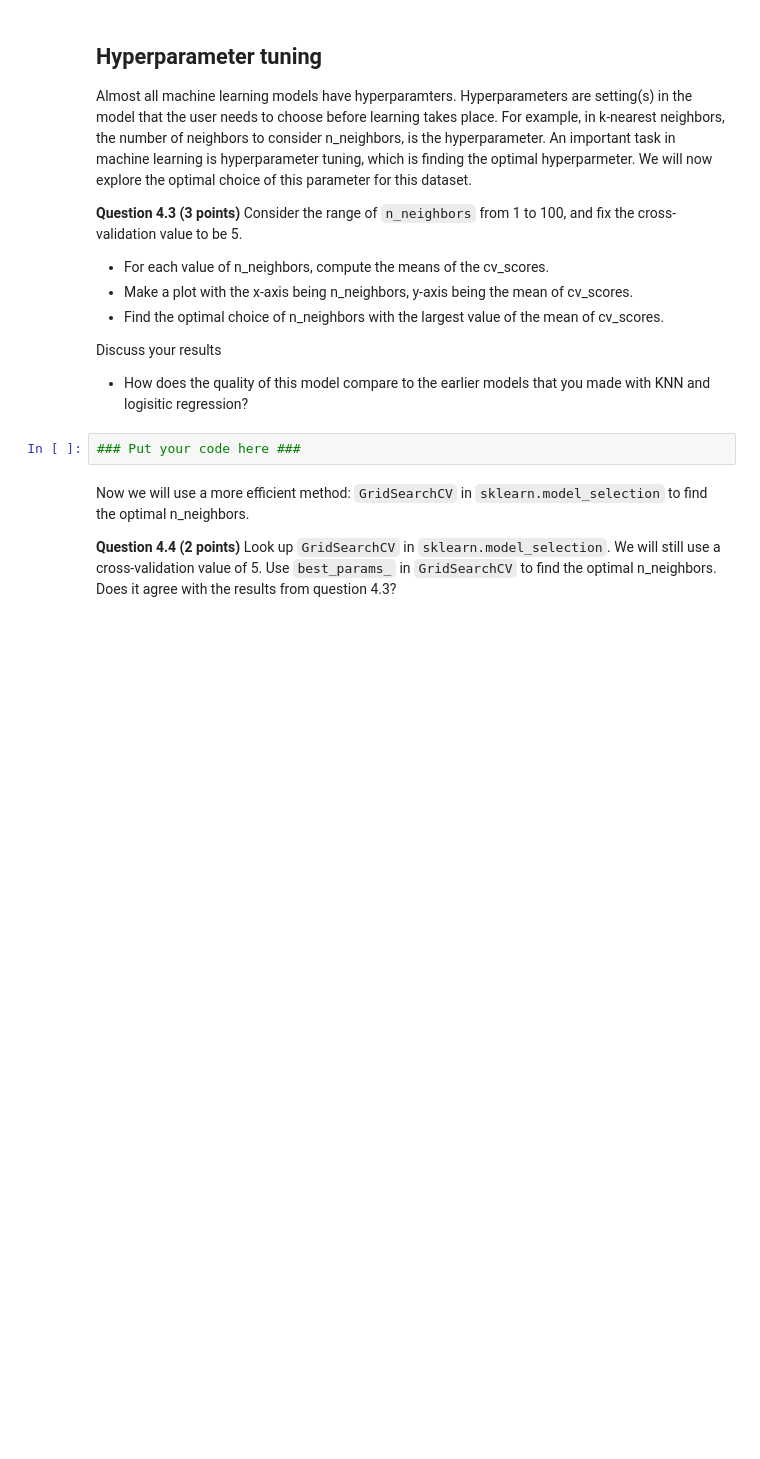
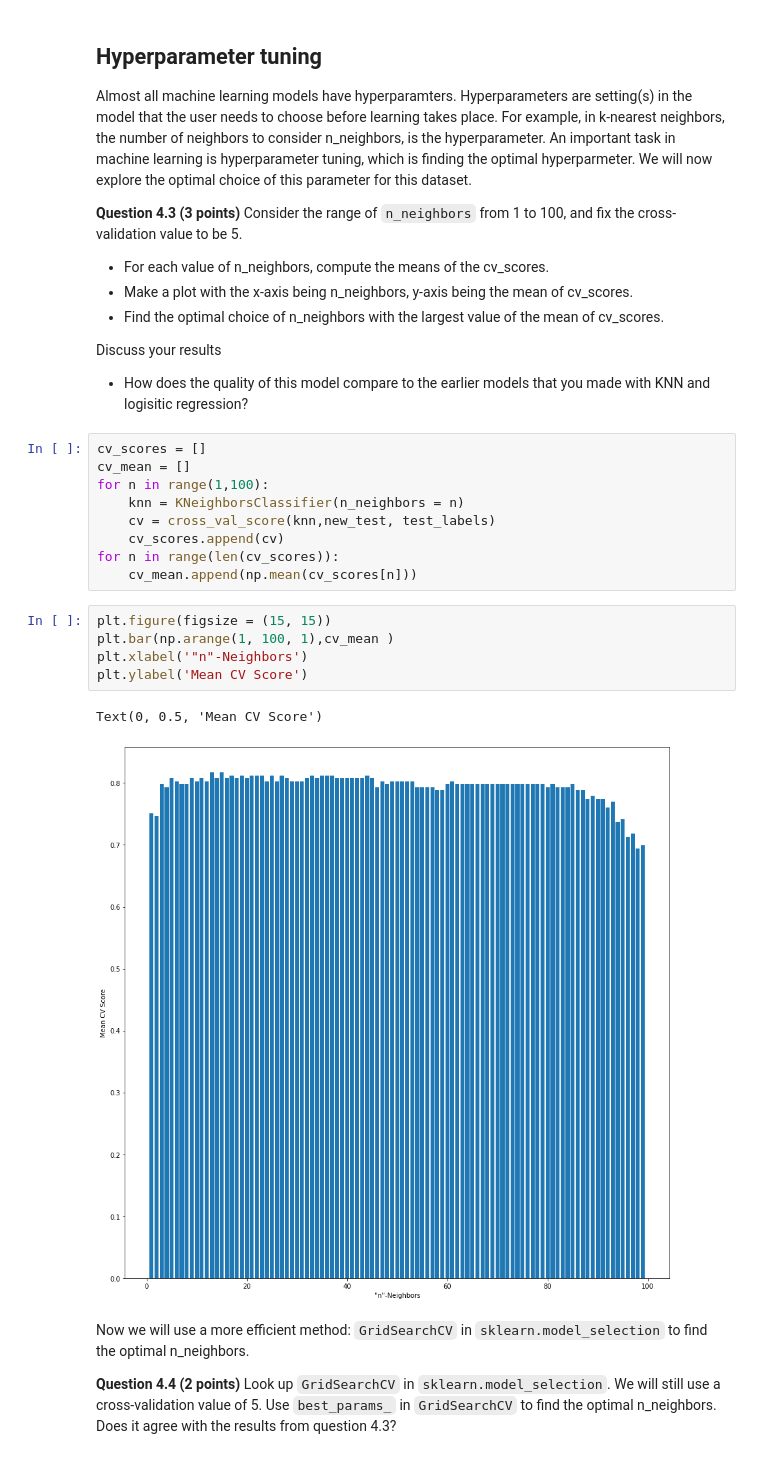
Before and after one commit to schne511/CMSE202, a Jupyter notebook: HW-03_GitML-STUDENT.ipynb, the cells around one changed output. Cells and saved outputs as stored; diff of their text form; blank space fills up the shorter version.

```diff
--- a/HW-03_GitML-STUDENT.ipynb
+++ b/HW-03_GitML-STUDENT.ipynb
@@ -138,8 +273,23 @@ Almost all machine learning models have hyperparamters. Hyperparameters are sett
 
 Discuss your results
 * How does the quality of this model compare to the earlier models that you made with KNN and logisitic regression?
-# %%
-### Put your code here ###
+# %%
+cv_scores = []
+cv_mean = []
+for n in range(1,100):
+    knn = KNeighborsClassifier(n_neighbors = n)
+    cv = cross_val_score(knn,new_test, test_labels)
+    cv_scores.append(cv)
+for n in range(len(cv_scores)):
+    cv_mean.append(np.mean(cv_scores[n]))
+# %%
+plt.figure(figsize = (15, 15))
+plt.bar(np.arange(1, 100, 1),cv_mean )
+plt.xlabel('"n"-Neighbors')
+plt.ylabel('Mean CV Score')
+# %% [output]
+Text(0, 0.5, 'Mean CV Score')
+[figure, added]
 # %% [markdown]
 Now we will use a more efficient method: `GridSearchCV` in `sklearn.model_selection` to find the optimal n_neighbors.
 
```
Also changed, not shown: parts of 31 cells of this notebook.
